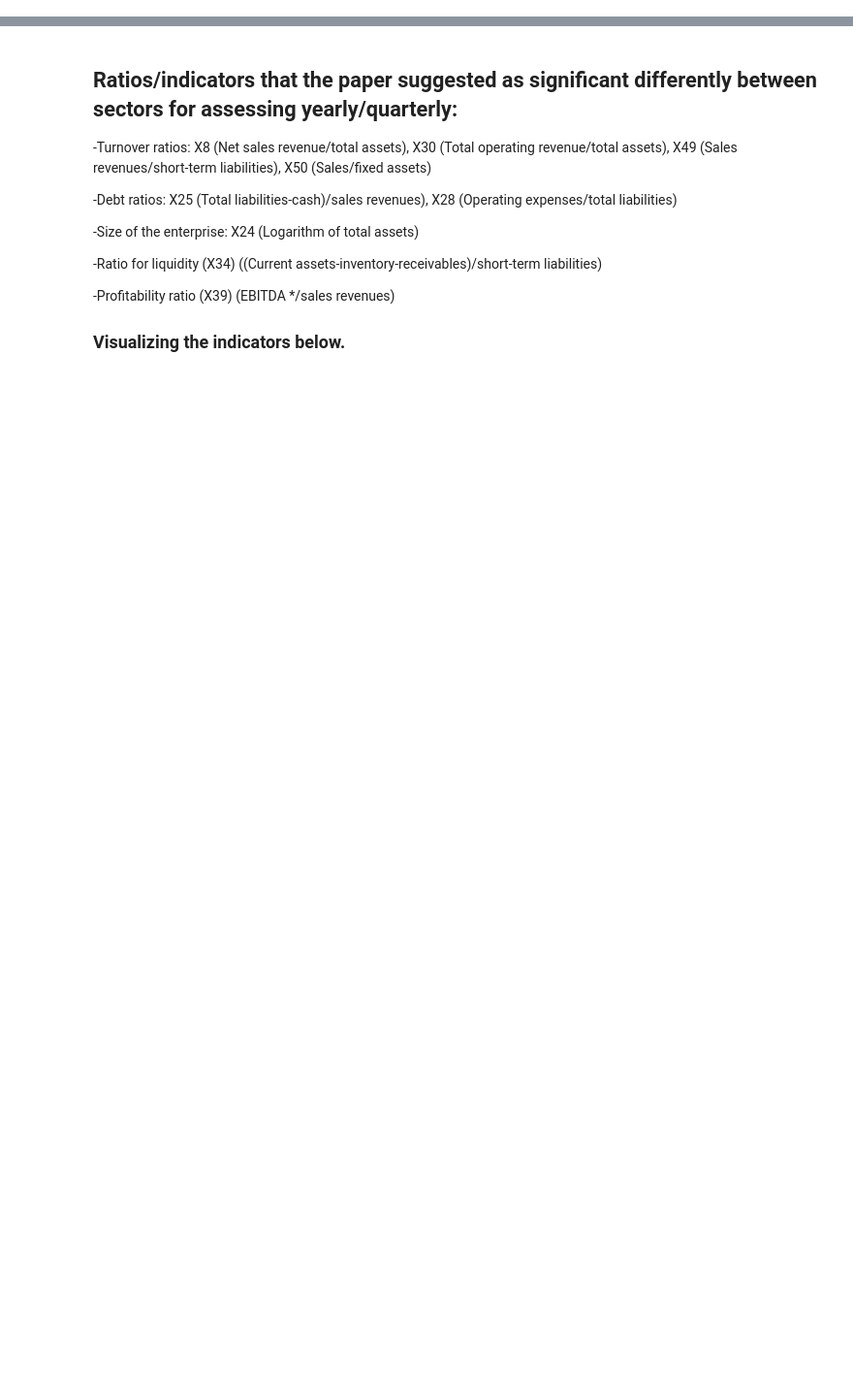
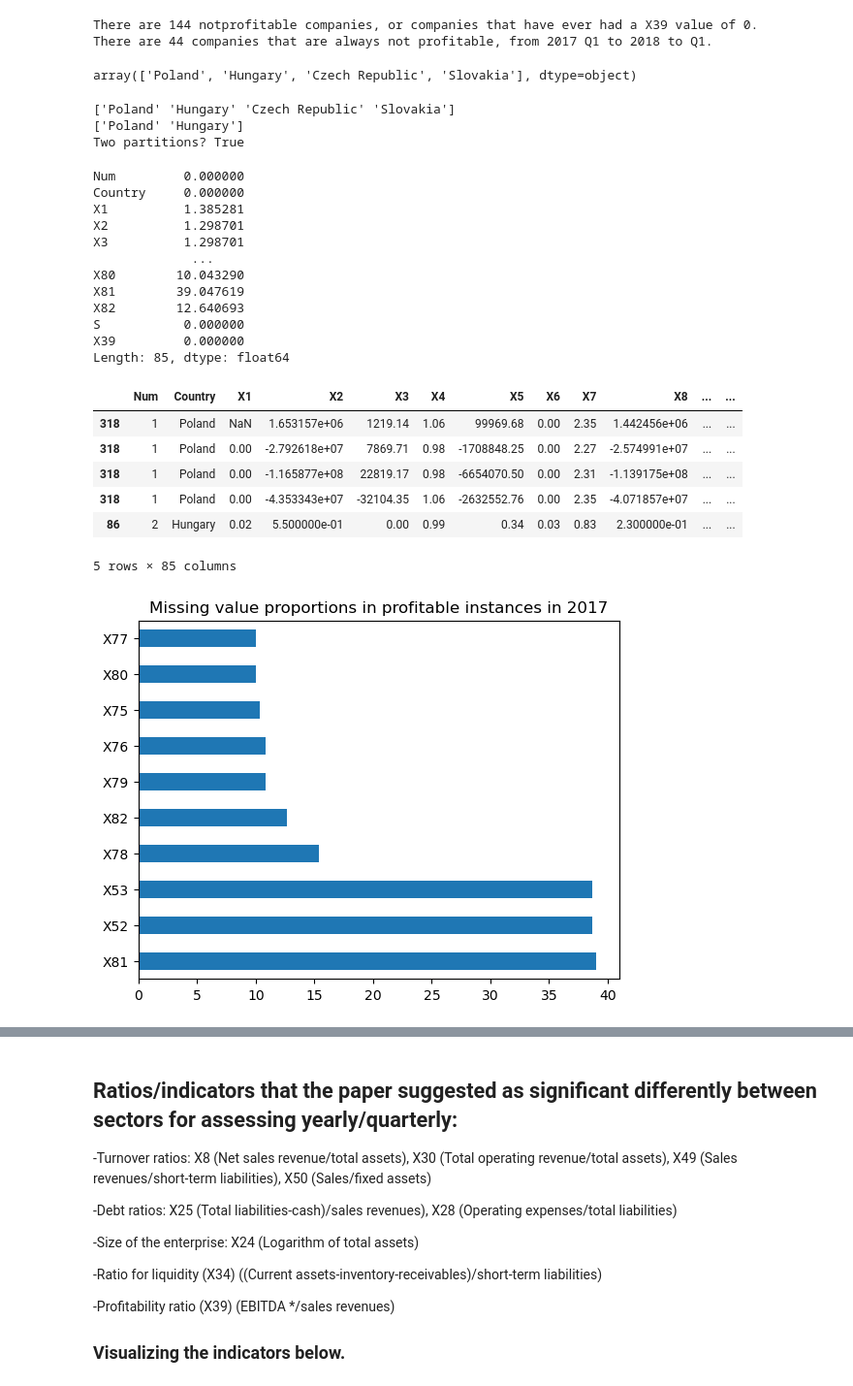
Before and after one commit to dykim3303/v4_group_class, a Jupyter notebook: V4 data/proj.ipynb, the cells around one changed output, grey strips where cells are left out. Shown at 97% size. Saved outputs shown, nothing was run; the diff lists cells and outputs as text; code cells hidden in the pictures; blank space fills up the shorter version.

```diff
--- a/V4 data/proj.ipynb
+++ b/V4 data/proj.ipynb
@@ -149 +341,69 @@ Prop. of rows with missing value: 1.0
+# %%
+# More granular breakdown
+# print(zeros_x39.head())
+#print(len(zeros_x39['Num'].unique()))
+counted = zeros_x39.groupby(["Num"]).count()
+#print(counted)
+print("There are", counted.shape[0], "notprofitable companies, or companies that have ever had a X39 value of 0.")
+
+counted[counted['S'] > 3].shape
+print("There are",counted[counted['Country'] > 3].shape[0], "companies that are always not profitable, from 2017 Q1 to 2018 to Q1.")
+# %% [output]
+There are 144 notprofitable companies, or companies that have ever had a X39 value of 0.
+There are 44 companies that are always not profitable, from 2017 Q1 to 2018 to Q1.
+# %%
+zeros_x39["Country"].unique()
+# All countries are represented within not-profitable
+# %% [output]
+array(['Poland', 'Hungary', 'Czech Republic', 'Slovakia'], dtype=object)
+# %%
+# Little sanity check that there two partitions: non-profitable and profitable companies.
+
+print(zeros_x39['Country'].unique())
+rest_x39 = df[df['X39'] != 0]
+print(rest_x39['Country'].unique())
+# However, after removing rows with NaN in X39, not all countries are represented within profitable companies.
+
+print("Two partitions?", zeros_x39.shape[0] + rest_x39.shape[0] == df.shape[0])
+# %% [output]
+['Poland' 'Hungary' 'Czech Republic' 'Slovakia']
+['Poland' 'Hungary']
+Two partitions? True
+# %%
+# Let's check the missing values within PROFITABLE companies to determine which continuous variables should be imputed vs not.
+#Special attention to:
+#  X81 (27%), X53 (27%); X68 (31%), X81 (30%), X77 (16%) (within non-profitable features); X53 (42%), X52 (42%), X81 (40%) (within profitable companies)
+
+p_sum = rest_x39.isnull().sum()/rest_x39.shape[0] * 100
+print(p_sum)
+p_sum_sorted = p_sum.sort_values(ascending= False)
+
+
+p_sum_sorted.head(10).plot.barh()
+plt.title("Missing value proportions in profitable instances in 2017")
+
+rest_x39.head()
+
+# Top three features with missing features within profitable companies: X53 (42%), X52 (42%), X81 (40%)
+# %% [output]
+Num         0.000000
+Country     0.000000
+X1          1.385281
+X2          1.298701
+X3          1.298701
+             ...
+X80        10.043290
+X81        39.047619
+X82        12.640693
+S           0.000000
+X39         0.000000
+Length: 85, dtype: float64
+|  | Num | Country | X1 | X2 | X3 | X4 | X5 | X6 | X7 | X8 | ... | ... |
+| 318 | 1 | Poland | NaN | 1.653157e+06 | 1219.14 | 1.06 | 99969.68 | 0.00 | 2.35 | 1.442456e+06 | ... | ... |
+| 318 | 1 | Poland | 0.00 | -2.792618e+07 | 7869.71 | 0.98 | -1708848.25 | 0.00 | 2.27 | -2.574991e+07 | ... | ... |
+| 318 | 1 | Poland | 0.00 | -1.165877e+08 | 22819.17 | 0.98 | -6654070.50 | 0.00 | 2.31 | -1.139175e+08 | ... | ... |
+| 318 | 1 | Poland | 0.00 | -4.353343e+07 | -32104.35 | 1.06 | -2632552.76 | 0.00 | 2.35 | -4.071857e+07 | ... | ... |
+| 86 | 2 | Hungary | 0.02 | 5.500000e-01 | 0.00 | 0.99 | 0.34 | 0.03 | 0.83 | 2.300000e-01 | ... | ... |
+5 rows × 85 columns
+[figure, added]
 # %%
```
Also changed, not shown: parts of 100 cells of this notebook, 17 other files.
